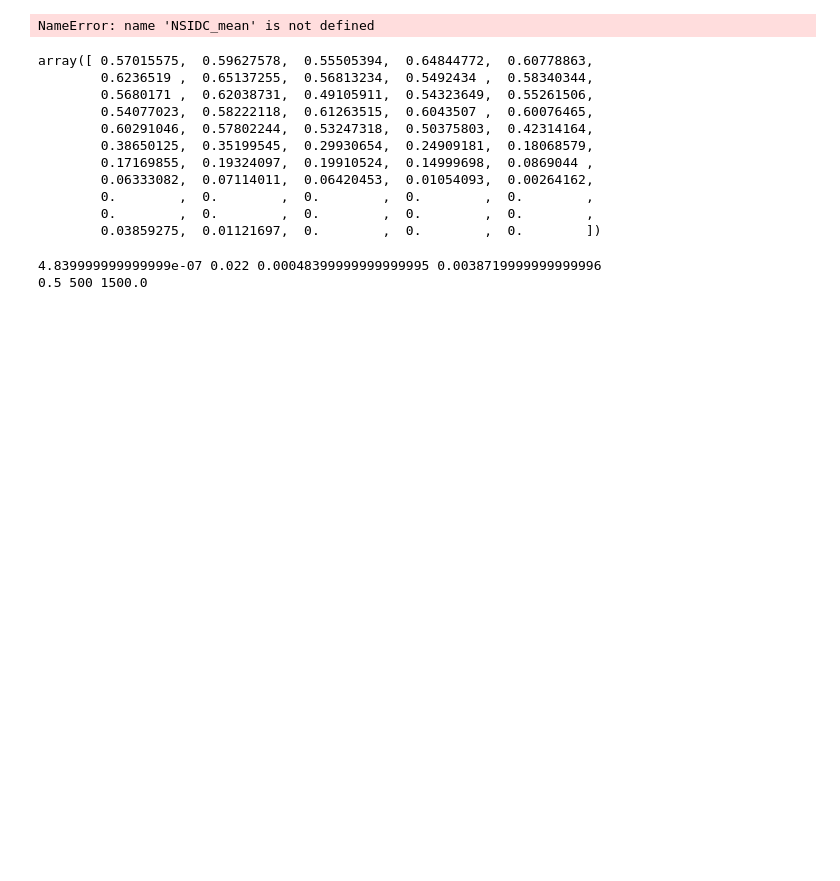
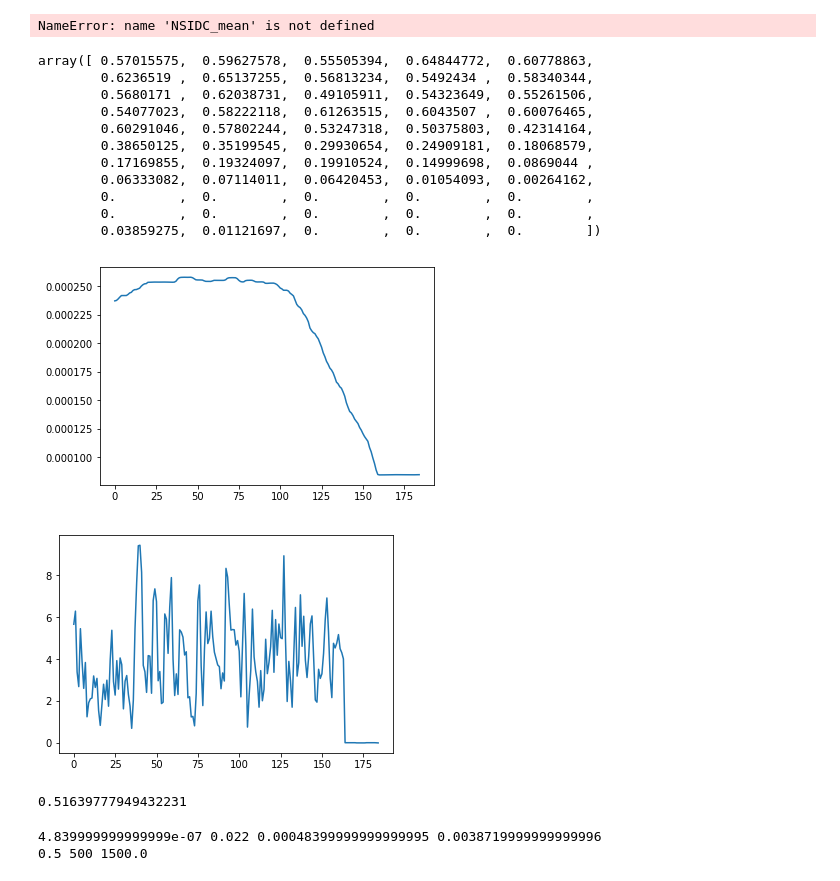
Before and after one commit to Jeasonxiu/Freedrift_inverse_submit, a Jupyter notebook: Buoy_02_process.ipynb, the cells around one changed output. Drawn from its saved outputs; the diff is of its cells as text; code cells hidden in the pictures; blank space fills up the shorter version.

```diff
--- a/Buoy_02_process.ipynb
+++ b/Buoy_02_process.ipynb
@@ -711,3 +714,11 @@ f.writelines(tail4)
 f.writelines(tail5)
 
 f.close()
+# %%
+plt.plot(data_mean_single[:,7]*data_mean_single[:,8])
+plt.show()
+plt.plot(data_mean_single[:,4])
+plt.show()
+# %% [output]
+[figure, added]
+[figure, added]
@@ -714,3 +730,7 @@ f.close()
+# %%
+radius(400,1.5e-3,2e-4,4)
+# %% [output]
+0.51639777949432231
 # %%
 # constants and ranges
 nansen_use = 0.022**2
```
Also changed, not shown: parts of 14 cells of this notebook, 2 other files.
